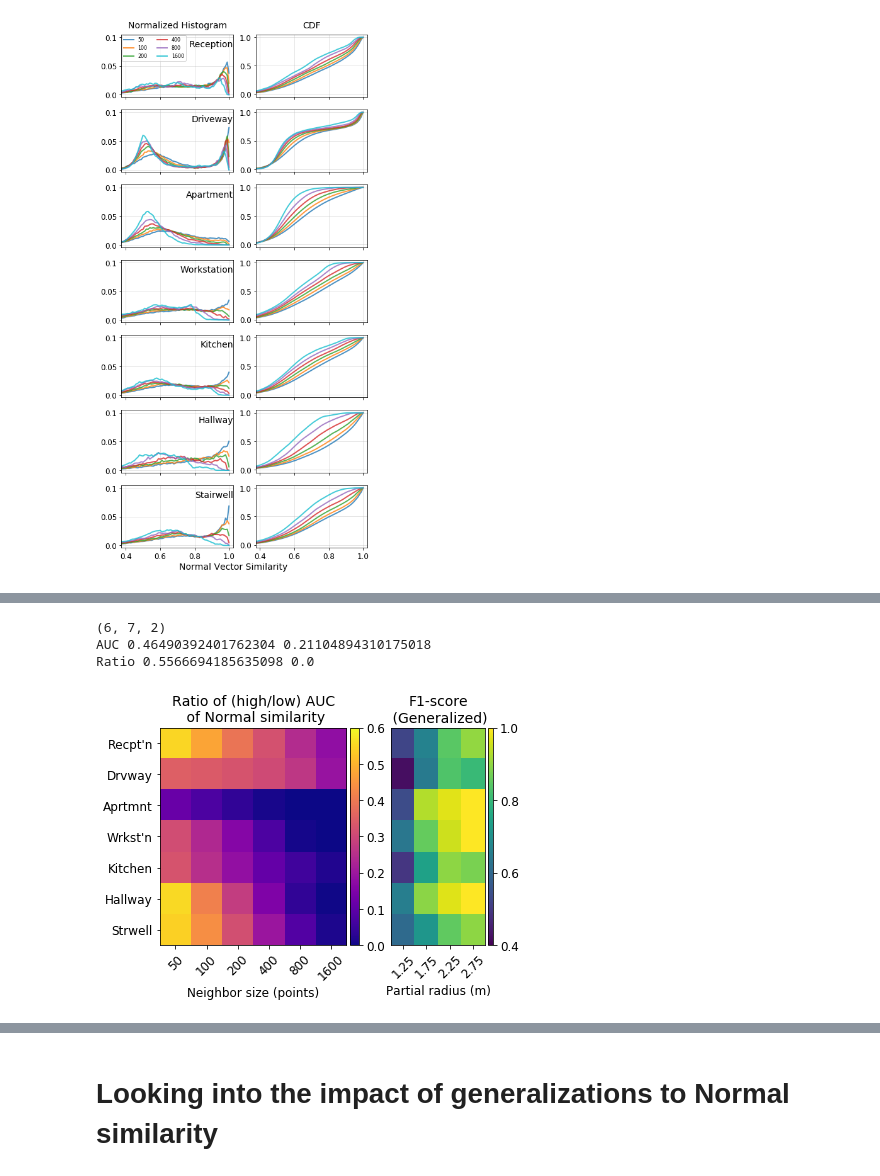
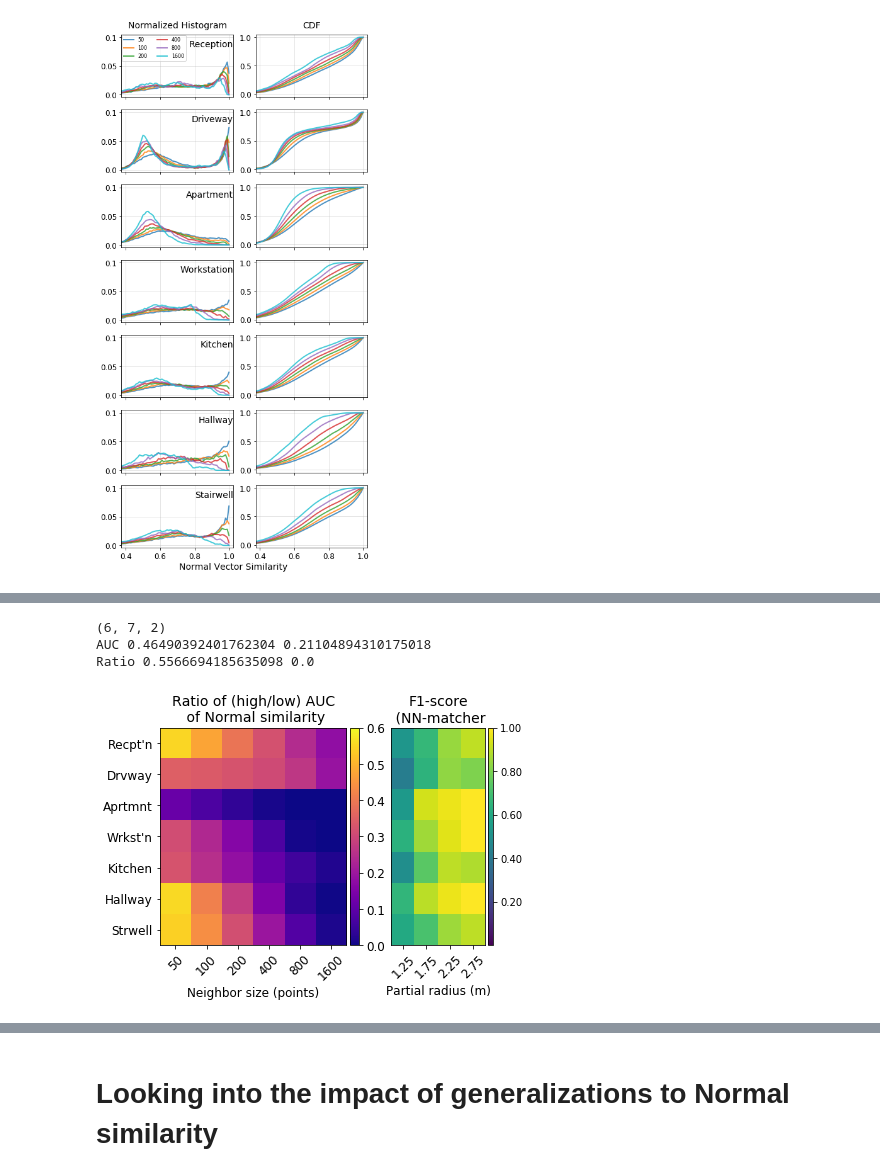
Before and after one commit to spatial-privacy/3d-spatial-privacy, a Jupyter notebook: spatial-properties.ipynb, the cells around one changed output, grey strips where cells are left out. Drawn from its saved outputs; the diff is of its cells as text; code cells hidden in the pictures.

```diff
--- a/spatial-properties.ipynb
+++ b/spatial-properties.ipynb
@@ -98,7 +98,7 @@ linewidth = 5
 
 raw_norm_cdf_values = []
 
-neighbor_sizes = 50*2**np.arange(6)
+neighbor_sizes = 50*2**np.arange(0,6)
 
 for i, neighbor_size in enumerate(neighbor_sizes):
 
@@ -112,6 +112,9 @@ for i, neighbor_size in enumerate(neighbor_sizes):
 
         nbrs = NearestNeighbors(n_neighbors=neighbor_size, algorithm='kd_tree').fit(pointCloud[:,:3])
         distances, indices = nbrs.kneighbors(pointCloud[:,:3])
+
+        max_dist_of_pc = np.mean(np.amax(distances,axis =1))
+        print("  Max dist of {} = {:.3f} m".format(obj_name,max_dist_of_pc))
 
         try:
             nearby_normals = pointCloud[indices,3:6]
@@ -135,4 +138,7 @@ for i, neighbor_size in enumerate(neighbor_sizes):
     print("Done with {} in {:.3f} seconds".format(neighbor_size,time.time()-t0))
 
     raw_norm_cdf_values.append(per_neighbor_values)
+
+with open("properties/raw_cdf_values.pickle",'wb') as f:
+    pickle.dump(raw_norm_cdf_values,f)
 # %% [output]
@@ -149,6 +215,9 @@ with open("properties/raw_cdf_values.pickle",'wb') as f:
 """
 Plotting the (estimate) PDF, i.e. normalized histogram, and CDF
 """
+
+with open("properties/raw_cdf_values.pickle",'rb') as f:
+    raw_norm_cdf_values = pickle.load(f)
 
 fig=plt.figure(figsize=(7, 15)) ##fig=plt.figure(figsize=(80, 80))
 
@@ -194,6 +263,7 @@ for i_n, per_neighbor_values in enumerate(raw_norm_cdf_values):
 
         per_neighbor_dist_values.append([
             np.sum(hist[90:])/np.sum(hist[:90]),
+            np.sum(hist[95:])/np.sum(hist[:95]),
             auc
         ])
 
@@ -266,12 +432,14 @@ plt.savefig('properties/raw-norm-sim-hist-cdf.png', format='png', dpi=300,bbox_i
 # %%
-#fig=plt.figure(figsize=(8,3.5))
+fig=plt.figure(figsize=(4,3.5))
 
 raw_sim_dist_values = np.asarray(raw_sim_dist_values)
 print(raw_sim_dist_values.shape)
 print("AUC",np.max(raw_sim_dist_values[:,:,1]),np.min(raw_sim_dist_values[:,:,1]))
 print("Ratio",np.max(raw_sim_dist_values[:,:,0]),np.min(raw_sim_dist_values[:,:,0]))
 
-fig, (ax1, ax2) = plt.subplots(1, 2, gridspec_kw={'width_ratios': [2, 1]})
+#fig, (ax1, ax2) = plt.subplots(1, 2, gridspec_kw={'width_ratios': [2, 1]})
+ax1 =
+#fig.figsize(8,3.5)
 
 im1 = ax1.imshow(
     raw_sim_dist_values[:,:,0].T,
@@ -292,46 +460,46 @@ cbar1.ax.set_yticklabels(np.arange(0,np.around(np.max(raw_sim_dist_values[:,:,0]
 
 im2 = ax2.imshow(
     per_space_score[2:,0].T,
-    vmin=0.4, vmax=1.0, aspect='auto',
+    vmin=0.0, vmax=1.0, aspect='auto',
     cmap = plt.cm.viridis
 )
 
-ax2.set_title("F1-score\n (Generalized)", fontsize = 14)
+ax2.set_title("F1-score\n (NN-matcher", fontsize = 14)
 ax2.set_xticks(np.arange(4))
 ax2.set_xticklabels(np.arange(0.25, 3.0, 0.5)[2:], rotation=45, fontsize = 12)
 ax2.set_xlabel("Partial radius (m)",fontsize = 12)
 ax2.set_yticks([])
 ax2.set_yticklabels([])
 #ax2.set_yticklabels(contiguous_names_short,rotation=0, fontsize = 12);
 
 # Create divider for existing axes instance
 divider2 = make_axes_locatable(ax2)
 # Append axes to the right of ax3, with 20% width of ax3
 cax2 = divider2.append_axes("right", size="5%", pad=0.05)
 
 # Create colorbar in the appended axes
 # Tick locations can be set with the kwarg `ticks`
 # and the format of the ticklabels with kwarg `format`
-cbar2 = plt.colorbar(im2, cax=cax2, ticks=np.arange(0,1.6,0.2), format="%.2f")
+cbar2 = plt.colorbar(im2, cax=cax2, ticks=np.arange(0.2,1.1,0.2), format="%.2f")
 #cbar1.ax.set_ylabel("F1-score", fontsize = 14)
-cbar2.ax.set_yticklabels(np.arange(0,1.1,0.2, dtype = np.float32),fontsize = 12)
+#cbar2.ax.set_yticklabels(np.arange(0,1.1,0.2, dtype = np.float32),fontsize = 12)
 
 """
 ax2.set_xticks(np.arange(0,6))
 ax2.set_xticklabels(np.arange(0.25, 3.0, 0.5),fontsize = 14)
 ax2.set_xlabel('Partial radius', fontsize = 14)
 ax2.set_yticks(np.arange(0,7,1))
 #plt.yticks(np.arange(0,7,1),contiguous_names_short,fontsize = 12)
 ax2.set_yticklabels(contiguous_names_short,fontsize = 12)
 #plt.yticklabels(
 """
 #plt.xlabel('Partial radius', fontsize = 14)
 #plt.xticks(np.arange(0,6),np.arange(0.25, 1.6, 0.25),fontsize = 14)
 #plt.show()
-plt.savefig('properties/ratio-norm-sim-v_f1-score.pdf', format='pdf', dpi=300,bbox_inches = 'tight')
-plt.savefig('properties/ratio-norm-sim-v_f1-score.png', format='png', dpi=300,bbox_inches = 'tight')
+plt.savefig('properties/ratio-norm-sim.pdf', format='pdf', dpi=300,bbox_inches = 'tight')
+plt.savefig('properties/ratio-norm-sim.png', format='png', dpi=300,bbox_inches = 'tight')
 # %% [output]
 (6, 7, 2)
 AUC 0.46490392401762304 0.21104894310175018
 Ratio 0.5566694185635098 0.0
-[figure, old version]
+[figure, new version]
```
Also changed, not shown: parts of 19 cells of this notebook, 28 other files.
